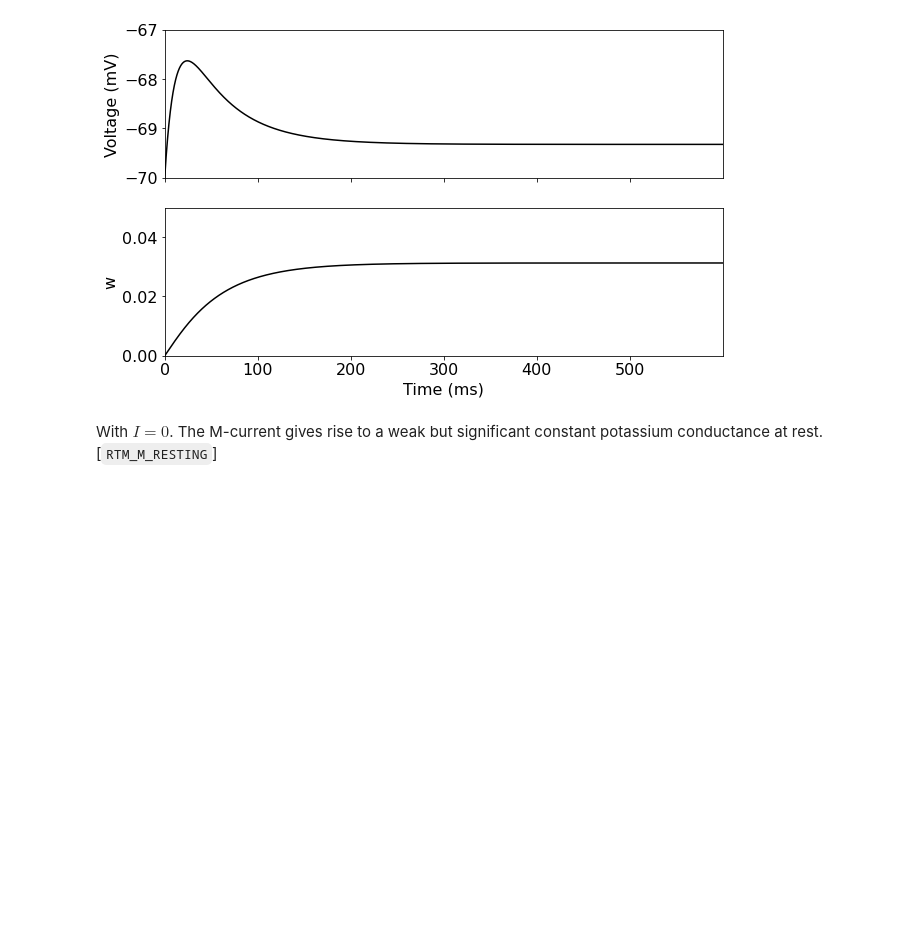
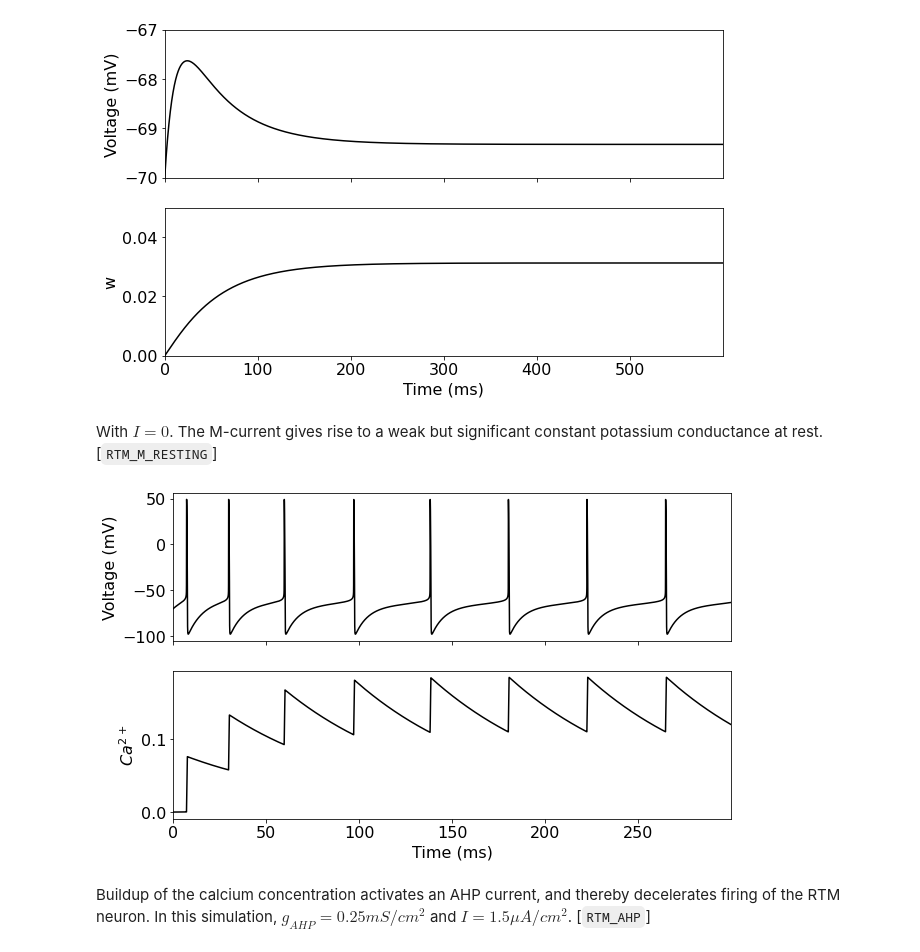
Before and after one commit to Ziaeemehr/mndynamics, a Jupyter notebook: mndynamics/examples/Chap_09.ipynb, the cells around one changed output. Saved outputs shown, nothing was run; the diff lists cells and outputs as text; code cells hidden in the pictures; blank space fills up the shorter version.

```diff
--- a/mndynamics/examples/Chap_09.ipynb
+++ b/mndynamics/examples/Chap_09.ipynb
@@ -92,3 +110,22 @@ ax[1].set_ylim(0, 0.05)
 [figure]
 # %% [markdown]
 With $I = 0$. The M-current gives rise to a weak but significant constant potassium conductance at rest. [`RTM_M_RESTING`]
+# %%
+obj = RTM_AHP({'i_ext': 1.5, "t_end": 300})
+data = obj.simulate()
+t = data["t"]
+v = data["v"]
+ca = data['ca']
+# %%
+fig, ax = plt.subplots(2,1, figsize=(10,6), sharex=True)
+ax[0].plot(t, v, 'k')
+ax[1].plot(t, ca, 'k')
+ax[1].set_xlabel("Time (ms)")
+ax[0].set_ylabel("Voltage (mV)")
+ax[1].set_ylabel(r"$Ca^{2+}$")
+ax[0].margins(x=0.0)
+# %% [output]
+[figure, added]
+# %% [markdown]
+Buildup of the calcium concentration activates an AHP
+current, and thereby decelerates firing of the RTM neuron. In this simulation, $g_{AHP} =0.25mS/cm^2$ and $I =1.5 \mu A/cm^2$. [`RTM_AHP`]
```
Also changed, not shown: parts of 9 cells of this notebook, 3 other files.
